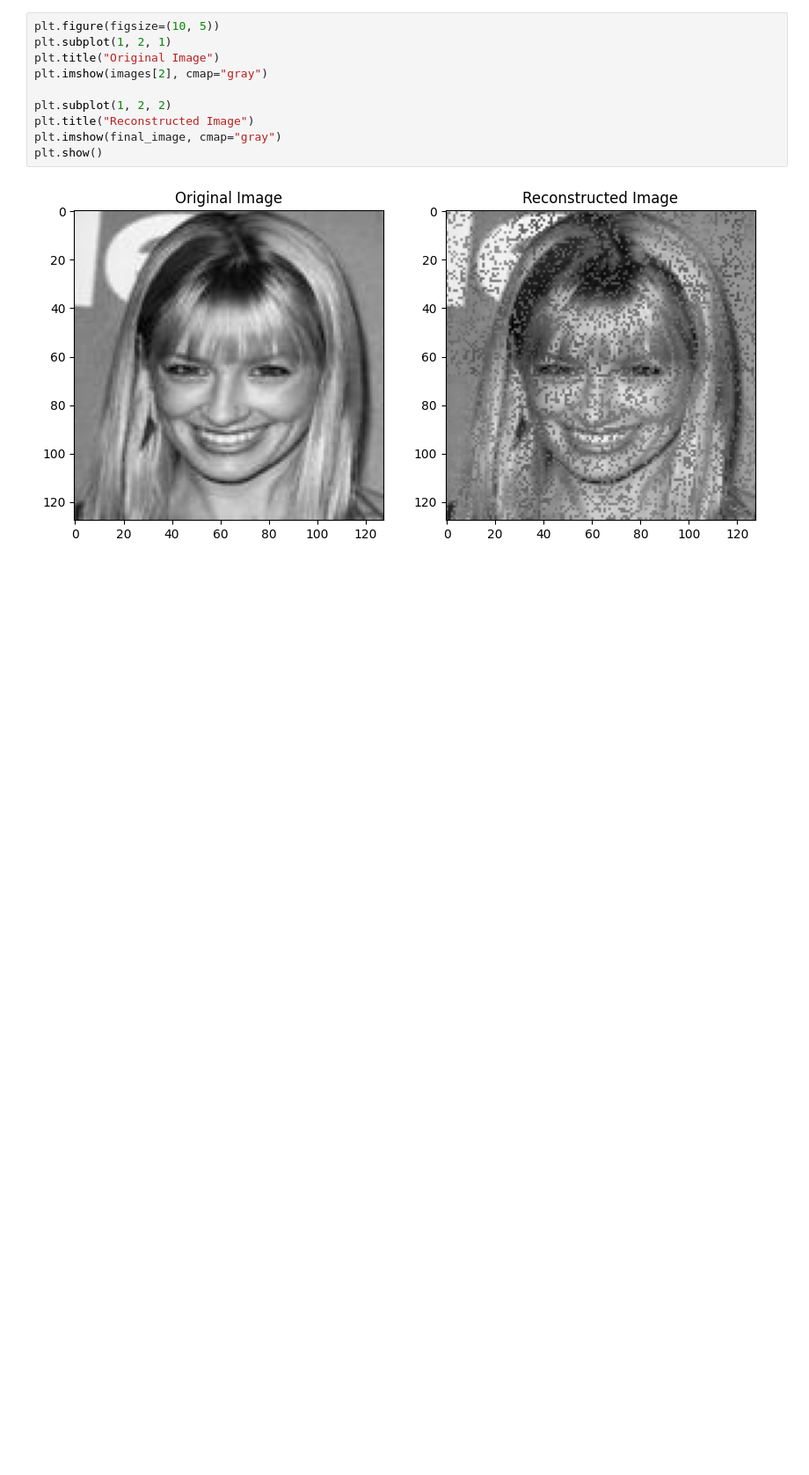
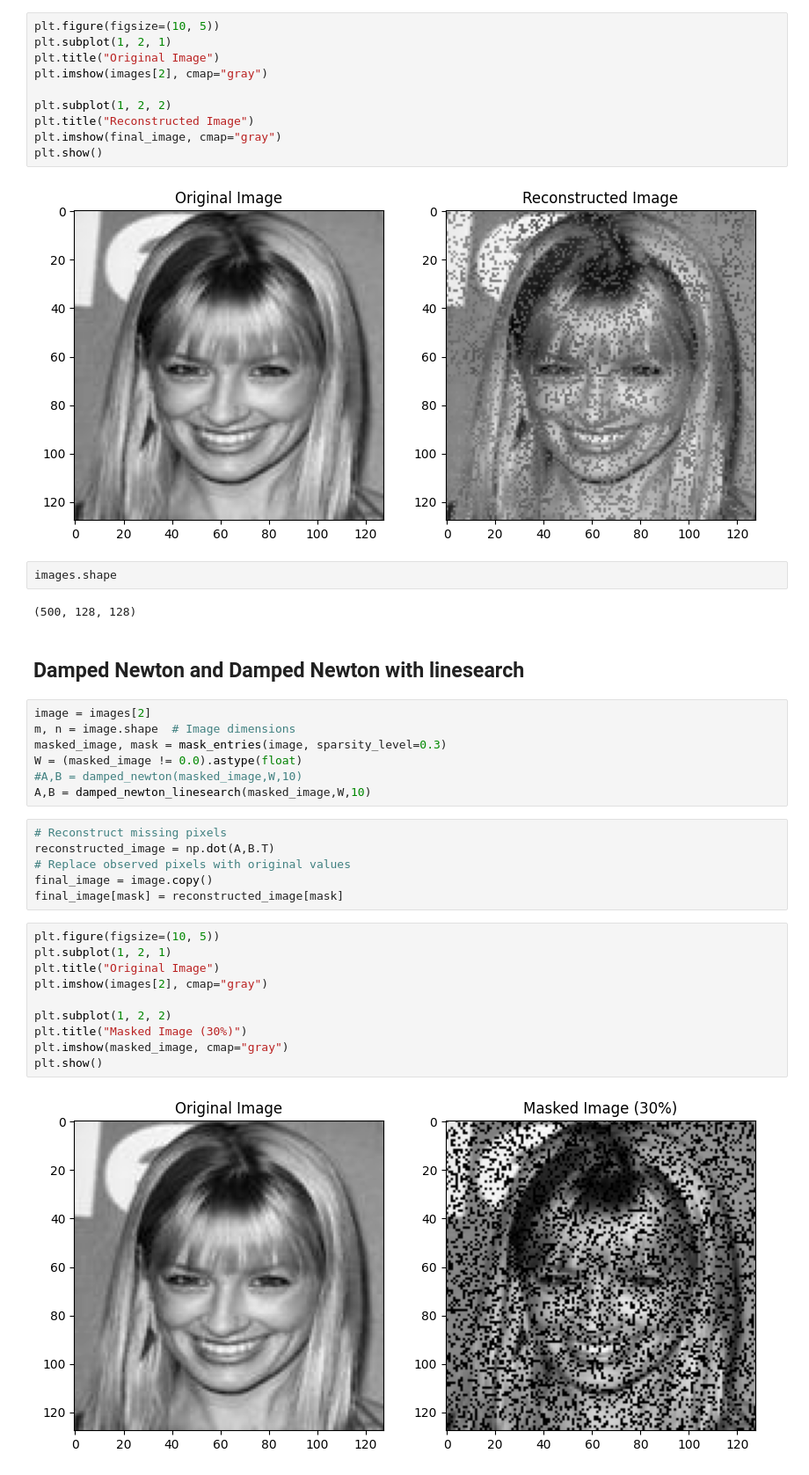
Before and after one commit to lzkostina/606-Project-, a Jupyter notebook: main_notebook.ipynb, the cells around one changed output. Shown at 88% size. Cells and saved outputs as stored; diff of their text form; blank space fills up the shorter version.

Commit message:
added implementation of damped newton, example in notebook

```diff
--- a/main_notebook.ipynb
+++ b/main_notebook.ipynb
@@ -201,3 +194,34 @@ plt.imshow(final_image, cmap="gray")
 plt.show()
 # %% [output]
 [figure]
+# %%
+images.shape
+# %% [output]
+(500, 128, 128)
+# %% [markdown]
+## Damped Newton and Damped Newton with linesearch
+# %%
+image = images[2]
+m, n = image.shape  # Image dimensions
+masked_image, mask = mask_entries(image, sparsity_level=0.3)
+W = (masked_image != 0.0).astype(float)
+#A,B = damped_newton(masked_image,W,10)
+A,B = damped_newton_linesearch(masked_image,W,10)
+# %%
+# Reconstruct missing pixels
+reconstructed_image = np.dot(A,B.T)
+# Replace observed pixels with original values
+final_image = image.copy()
+final_image[mask] = reconstructed_image[mask]
+# %%
+plt.figure(figsize=(10, 5))
+plt.subplot(1, 2, 1)
+plt.title("Original Image")
+plt.imshow(images[2], cmap="gray")
+
+plt.subplot(1, 2, 2)
+plt.title("Masked Image (30%)")
+plt.imshow(masked_image, cmap="gray")
+plt.show()
+# %% [output]
+[figure, added]
```
Also changed, not shown: parts of 6 cells of this notebook, 2 other files.
